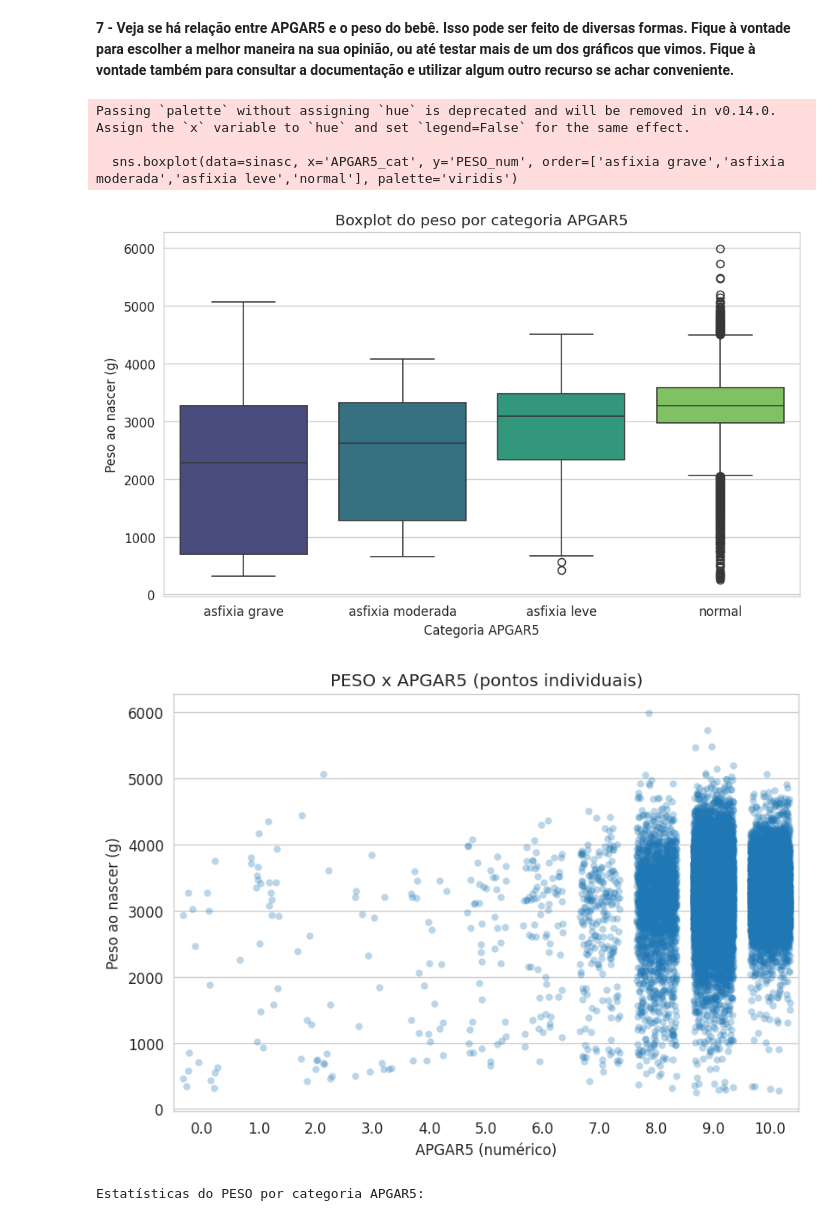
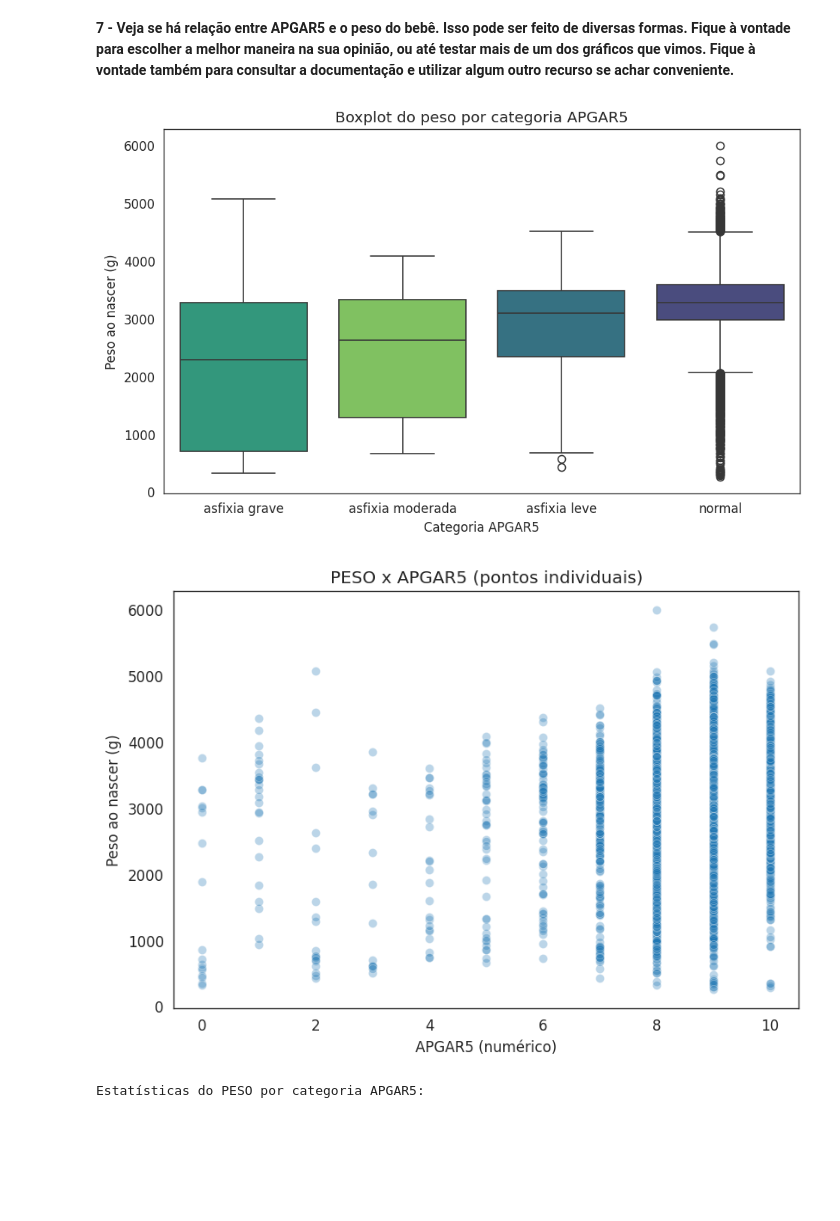
Before and after one commit to alevazcientista-dotcom/Ebac1, a Jupyter notebook: M6_Parte3.ipynb, the cells around one changed output. Cells and saved outputs as stored; diff of their text form; code cells hidden in the pictures; blank space fills up the shorter version.

```diff
--- a/M6_Parte3.ipynb
+++ b/M6_Parte3.ipynb
@@ -8,7 +8,7 @@ import matplotlib.pyplot as plt
 import seaborn as sns
 from IPython.display import display
 
-sns.set_style('whitegrid')
+sns.set_style('white') # Alterado de 'whitegrid' para 'white'
 plt.rcParams['figure.dpi'] = 120
 # %% [markdown]
 **1- A base 'sinasc_RO_2019.csv' contém dados do sistema de nascidos vivos do DataSUS, cujo dicionário de dados está no arquivo 'Estrutura_SINASC_para_CD.pdf'. Carregue esse arquivo.**
@@ -411,28 +449,25 @@ sinasc['PESO_num'] = pd.to_numeric(sinasc['PESO'], errors='coerce')
 # %%
 # (A) Boxplot do PESO por categoria de APGAR5
 plt.figure(figsize=(8,5))
-sns.boxplot(data=sinasc, x='APGAR5_cat', y='PESO_num', order=['asfixia grave','asfixia moderada','asfixia leve','normal'], palette='viridis')
+sns.boxplot(data=sinasc, x='APGAR5_cat', y='PESO_num', order=['asfixia grave','asfixia moderada','asfixia leve','normal'], palette='viridis', hue='APGAR5_cat', legend=False)
 plt.xlabel('Categoria APGAR5')
 plt.ylabel('Peso ao nascer (g)')
 plt.title('Boxplot do peso por categoria APGAR5')
 plt.tight_layout()
 plt.show()
 # %% [output]
-Passing `palette` without assigning `hue` is deprecated and will be removed in v0.14.0. Assign the `x` variable to `hue` and set `legend=False` for the same effect.
-
-  sns.boxplot(data=sinasc, x='APGAR5_cat', y='PESO_num', order=['asfixia grave','asfixia moderada','asfixia leve','normal'], palette='viridis')
-[figure, old version]
+[figure, new version]
 # %%
-# (B) Scatterplot PESO x APGAR5_num (jitter pequeno para visualizar melhor)
+# Scatterplot PESO x APGAR5_num (sem jitter excessivo)
 plt.figure(figsize=(7,5))
-sns.stripplot(data=sinasc, x='APGAR5_num', y='PESO_num', alpha=0.3, jitter=0.35)
+sns.scatterplot(data=sinasc, x='APGAR5_num', y='PESO_num', alpha=0.3)
 plt.xlabel('APGAR5 (numérico)')
 plt.ylabel('Peso ao nascer (g)')
 plt.title('PESO x APGAR5 (pontos individuais)')
 plt.tight_layout()
 plt.show()
 # %% [output]
-[figure, old version]
+[figure, new version]
 # %%
 # (C) Média e intervalo (std/CI) do PESO por APGAR5_cat
 peso_mean = sinasc.groupby('APGAR5_cat')['PESO_num'].agg(['count','mean','std']).reindex(['asfixia grave','asfixia moderada','asfixia leve','normal'])
```
Also changed, not shown: parts of 10 cells of this notebook.
